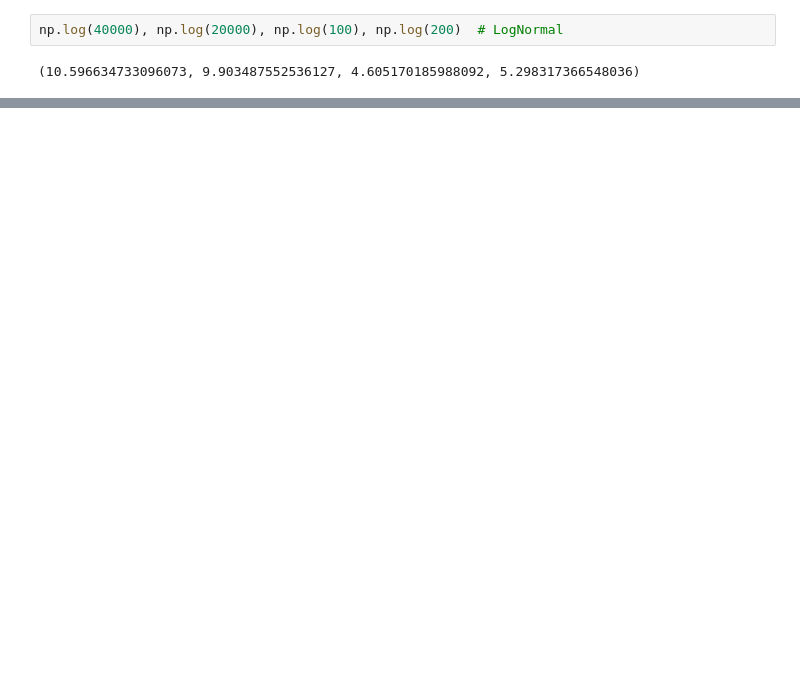
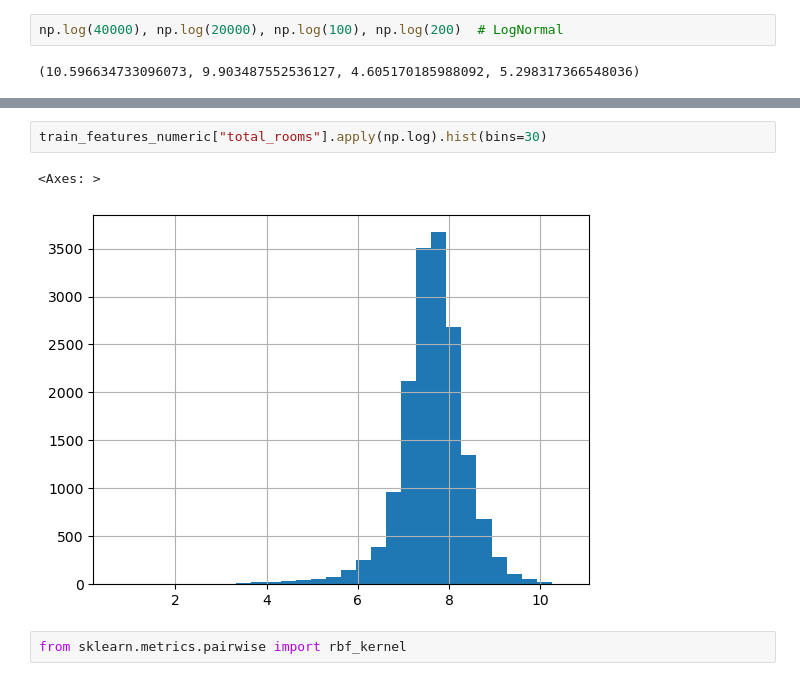
Before and after one commit to Yousefess/ML-DL, a Jupyter notebook: 02 Machine Learning with Project/01 end-to-end Regression/Regression.ipynb, the cells around one changed output, grey strips where cells are left out. Saved outputs shown, nothing was run; the diff lists cells and outputs as text; blank space fills up the shorter version.

```diff
--- a/02 Machine Learning with Project/01 end-to-end Regression/Regression.ipynb
+++ b/02 Machine Learning with Project/01 end-to-end Regression/Regression.ipynb
@@ -910,0 +918,7 @@ np.log(40000), np.log(20000), np.log(100), np.log(200)  # LogNormal
+# %%
+train_features_numeric["total_rooms"].apply(np.log).hist(bins=30)
+# %% [output]
+<Axes: >
+[figure, added]
+# %%
+from sklearn.metrics.pairwise import rbf_kernel
```
Also changed, not shown: parts of 14 cells of this notebook.
